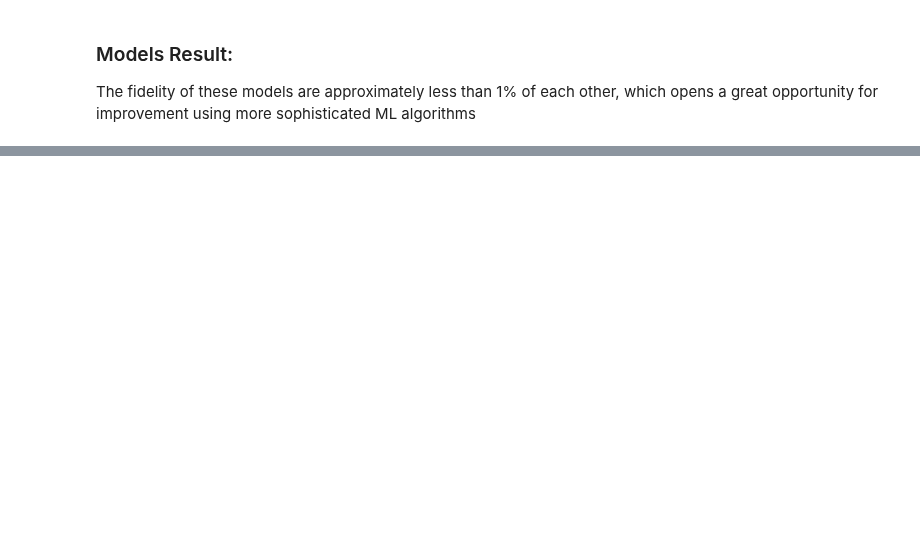
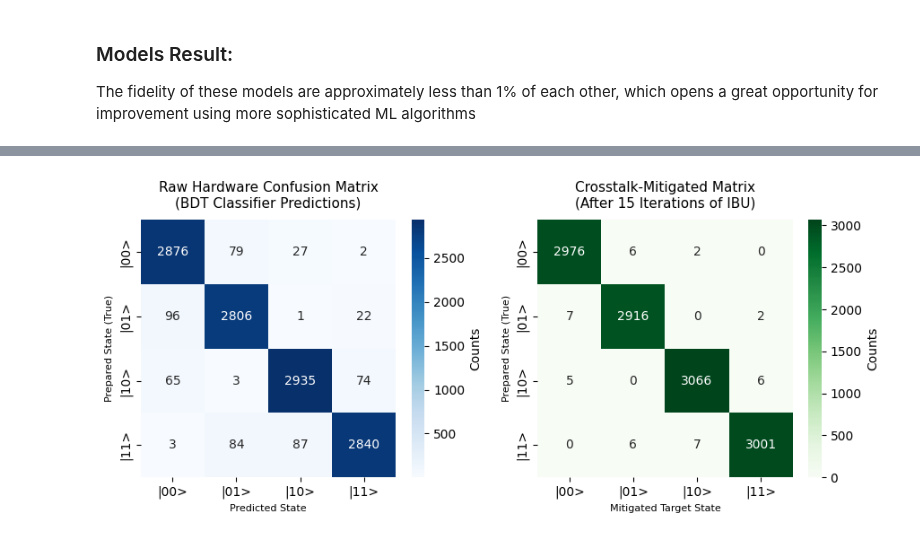
Before and after one commit to snabili/QEC, a Jupyter notebook: IQ_helper.ipynb, the cells around one changed output, grey strips where cells are left out. Cells and saved outputs as stored; diff of their text form; code cells hidden in the pictures; blank space fills up the shorter version.

```diff
--- a/IQ_helper.ipynb
+++ b/IQ_helper.ipynb
@@ -348,8 +478,8 @@ State      | LR  Fidelity      | SVC Fidelity  | GMM Fidelity  |  MAH Fidelity
 The fidelity of these models are approximately less than 1% of each other, which opens a great opportunity for improvement using more sophisticated ML algorithms
 # %%
 for i in range (4):
-    lr_vs_svc = (F_lr[i]-F_svc[i])/F_svc[i]
-    svc_vs_gmm = (F_gmm[i]-F_svc[i])/F_gmm[i]
-    gmm_vs_mah = (F_gmm[i]-F_mah[i])/F_mah[i]
+    lr_vs_svc = abs((F_lr[i]-F_svc[i])/F_svc[i])
+    svc_vs_gmm = abs((F_gmm[i]-F_svc[i])/F_gmm[i])
+    gmm_vs_mah = abs((F_gmm[i]-F_mah[i])/F_mah[i])
     print(f'{lr_vs_svc*100:.3f}, {svc_vs_gmm*100:.3f}, {gmm_vs_mah*100:.3f}')
 # %% [output]
@@ -359,0 +551,31 @@ for i in range (4):
+# %%
+matrix_A_mitigated = []
+for i in range(4):
+    raw_hardware_counts = cm_bdt[i,:]
+    matrix_A_mitigated.append(run_2qubit_ibu(raw_hardware_counts, matrix_A_crosstalk, max_iterations=15))
+
+matrix_A_final = np.array(matrix_A_mitigated).round().astype(int)
+
+
+import seaborn as sns
+
+state_labels = ['|00>', '|01>', '|10>', '|11>']
+
+fig, axes = plt.subplots(1, 2, figsize=(9, 4))
+
+# Raw Confusion Matrix
+sns.heatmap(cm_bdt, annot=True, fmt='d', cmap='Blues', xticklabels=state_labels, yticklabels=state_labels, ax=axes[0],cbar_kws={'label': 'Counts'})
+axes[0].set_title('Raw Hardware Confusion Matrix\n(BDT Classifier Predictions)', fontsize=11, pad=10)
+axes[0].set_xlabel('Predicted State', fontsize=8)
+axes[0].set_ylabel('Prepared State (True)', fontsize=8)
+
+# Mitigated Matrix
+sns.heatmap(matrix_A_final, annot=True, fmt='d', cmap='Greens', xticklabels=state_labels, yticklabels=state_labels, ax=axes[1],cbar_kws={'label': 'Counts'})
+axes[1].set_title('Crosstalk-Mitigated Matrix\n(After 15 Iterations of IBU)', fontsize=11, pad=10)
+axes[1].set_xlabel('Mitigated Target State', fontsize=8)
+axes[1].set_ylabel('Prepared State (True)', fontsize=8)
+
+plt.tight_layout()
+plt.show()
+# %% [output]
+[figure, added]
```
Also changed, not shown: parts of 28 cells of this notebook, 6 other files.
